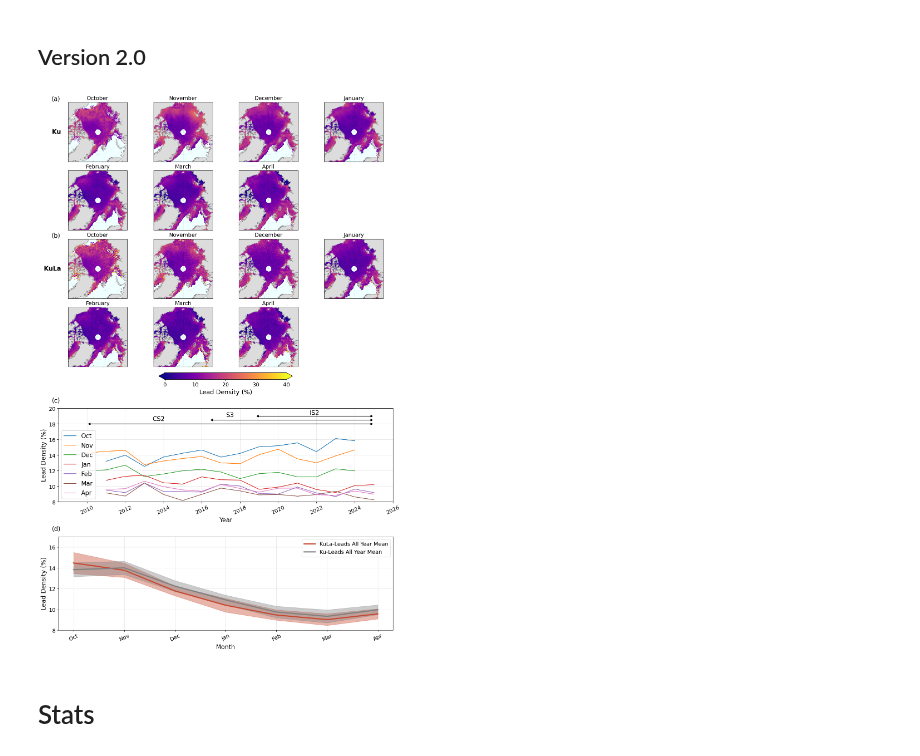
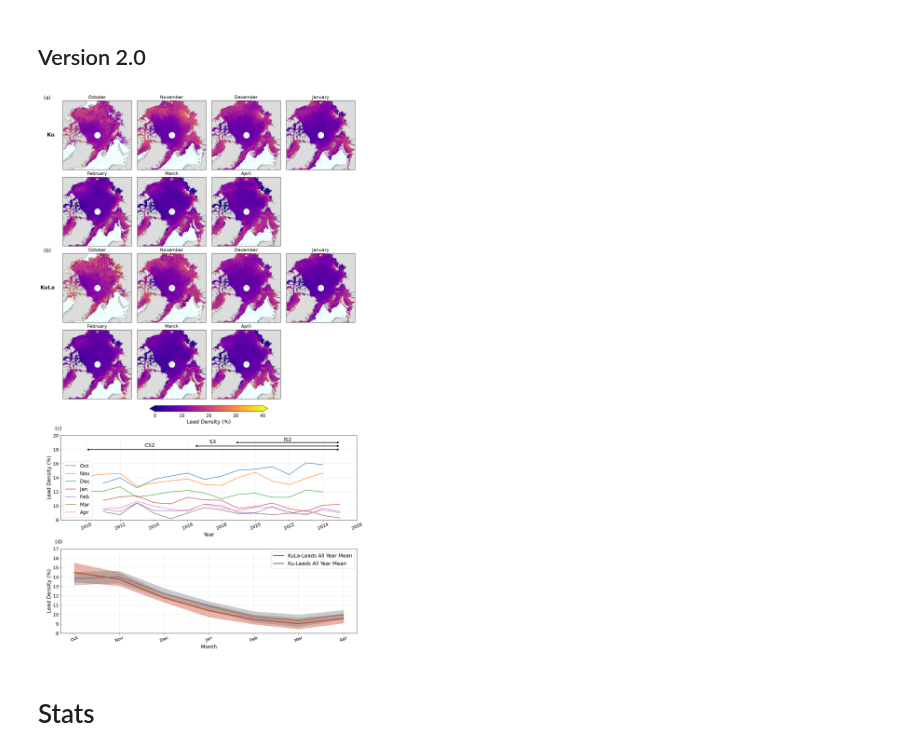
Before and after one commit to amy-swiggs/Arctic_Lead_Density_AES, a Jupyter notebook: Scripts/Fig6.ipynb, the cells around one changed output. Saved outputs shown, nothing was run; the diff lists cells and outputs as text; code cells hidden in the pictures.

Commit message:
Updating figure sizes

```diff
--- a/Scripts/Fig6.ipynb
+++ b/Scripts/Fig6.ipynb
@@ -335,6 +336,13 @@ plt.show()
 # %% [markdown]
 ## Version 2.0
 # %%
+cs2_lead_colour = '#2D74BE'
+s3_lead_colour = '#489963'
+is2_lead_colour = '#733498'
+merged_lead_colour = '#C6482F'
+modis_lead_colour = '#F0CF65'
+s3_cs2_merged_lead_colour = 'grey'
+
 lead_datasets = {0: ku_lead_fractions_avgs,1: multi_lead_fractions_avgs}
 
 dataset_names = ['Ku', 'KuLa']
@@ -356,11 +364,11 @@ lead_kwargs = dict(cmap='plasma',transform=map_projection,
 
 # Fig Sizing & axes
 
-fig = plt.figure(figsize=(13, 20), layout='constrained')
+fig = plt.figure(figsize=(14, 24), layout='constrained')
 
 gs = fig.add_gridspec(
     6, 4,
-    height_ratios=[1.4, 1.4, 1.4, 1.4, 2.2, 2.2])
+    height_ratios=[1.8, 1.8, 1.8, 1.8, 2.2, 2.2])
 # 6 rows × 4 columns
 #
 # Row 0: Ku Oct, Nov, Dec, Jan
@@ -470,36 +478,37 @@ yr_ax.plot(ku_stats.index,ku_stats['mean'],
 
 yr_ax.fill_between(ku_stats.index,
     ku_stats['mean'] - ku_stats['std'],
     ku_stats['mean'] + ku_stats['std'],
     color=s3_cs2_merged_lead_colour,alpha=0.4,zorder=1)
 
 yr_ax.grid(alpha=0.3)
 yr_ax.tick_params(axis='x', labelrotation=25)
 yr_ax.tick_params(axis='both', which='major', labelsize=14)
 yr_ax.set_xlabel('Month',fontsize=16)
 yr_ax.set_ylabel('Lead Density (%)',fontsize=16)
-yr_ax.legend(fontsize=14)
+yr_ax.legend(fontsize=16)
 yr_ax.set_ylim([8,17])
 
 # Panel labels
 ax[0, 0].text(-0.28, 1.,'(a)',transform=ax[0, 0].transAxes,
     fontsize=16,va='bottom')
 
 ax[2, 0].text(-0.28, 1,'(b)',transform=ax[2, 0].transAxes,
     fontsize=16,va='bottom')
 
 ts_ax.text(-0.02, 1.05,'(c)',transform=ts_ax.transAxes,
     fontsize=16,va='bottom')
 
 yr_ax.text(-0.02, 1.05,'(d)',transform=yr_ax.transAxes,
     fontsize=16,va='bottom')
 
 
 plt.show()
 
-fig.savefig('/Users/amyswiggs/Desktop/Spring_2026/Arctic_Sea_Surface_Classification/Arctic_Lead_Density_AES/Resubmission_Figures/Fig6.png',dpi=300,bbox_inches="tight")
+#fig.savefig('/Users/amyswiggs/Desktop/Spring_2026/Arctic_Sea_Surface_Classification/Arctic_Lead_Density_AES/Resubmission_Figures/Fig6.1.png',dpi=300,bbox_inches="tight")
+fig.savefig(f"{base_dir}Fig6.1.png",dpi=300,bbox_inches="tight")
 # %% [output]
-[figure, old version]
+[figure, new version]
 # %% [markdown]
 # Stats
 # %%
```
Also changed, not shown: parts of 1 cell of this notebook, 2 other files.
